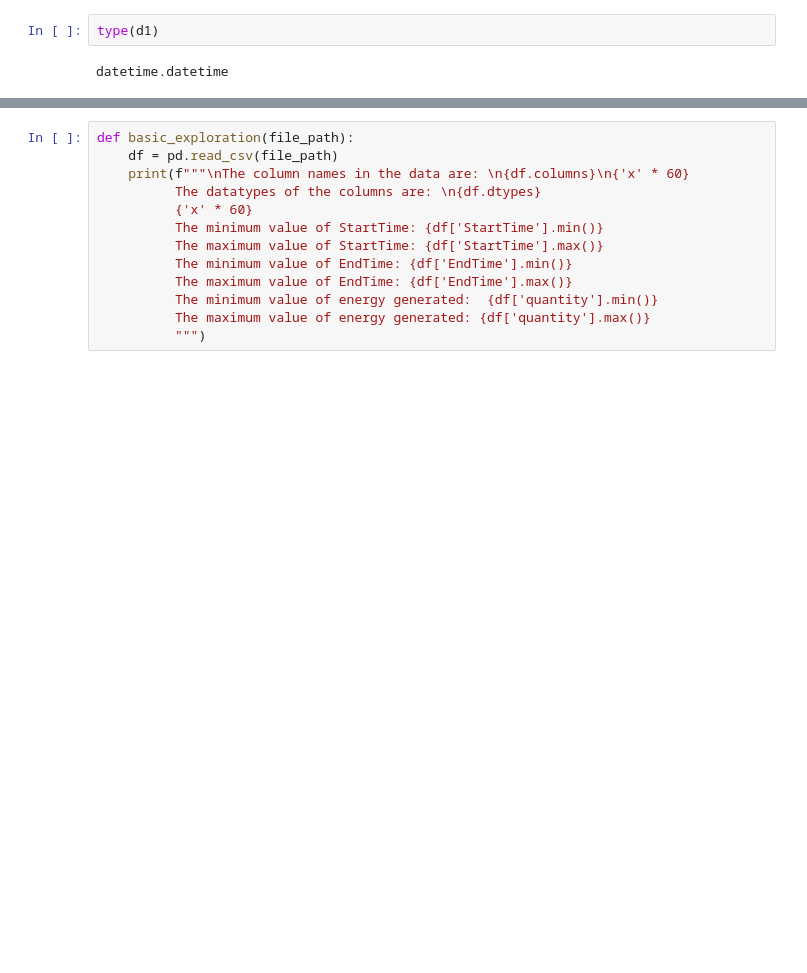
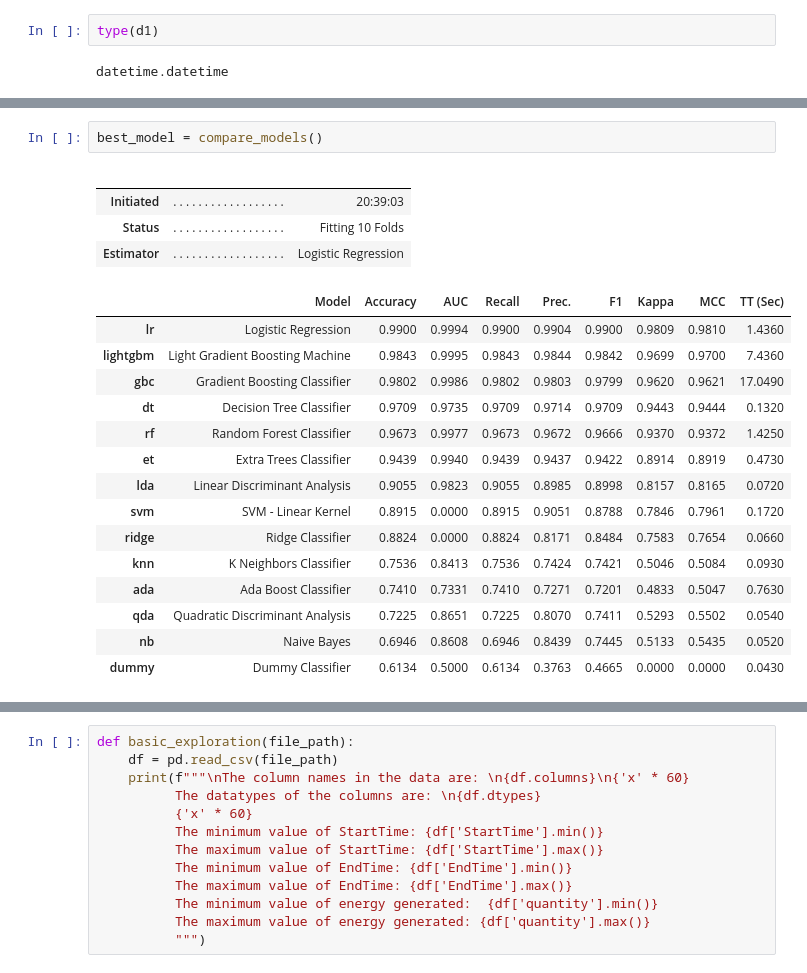
Before and after one commit to Ashish-Soni08/SE-Europe-Data_Challenge, a Jupyter notebook: EDA.ipynb, the cells around one changed output, grey strips where cells are left out. Drawn from its saved outputs; the diff is of its cells as text; blank space fills up the shorter version.

```diff
--- a/EDA.ipynb
+++ b/EDA.ipynb
@@ -431,0 +225,23 @@ resampled_df
+# %%
+best_model = compare_models()
+# %% [output]
+|  |  |  |
+|  |  |  |
+| Initiated | . . . . . . . . . . . . . . . . . . | 20:39:03 |
+| Status | . . . . . . . . . . . . . . . . . . | Fitting 10 Folds |
+| Estimator | . . . . . . . . . . . . . . . . . . | Logistic Regression |
+|  | Model | Accuracy | AUC | Recall | Prec. | F1 | Kappa | MCC | TT (Sec) |
+| lr | Logistic Regression | 0.9900 | 0.9994 | 0.9900 | 0.9904 | 0.9900 | 0.9809 | 0.9810 | 1.4360 |
+| lightgbm | Light Gradient Boosting Machine | 0.9843 | 0.9995 | 0.9843 | 0.9844 | 0.9842 | 0.9699 | 0.9700 | 7.4360 |
+| gbc | Gradient Boosting Classifier | 0.9802 | 0.9986 | 0.9802 | 0.9803 | 0.9799 | 0.9620 | 0.9621 | 17.0490 |
+| dt | Decision Tree Classifier | 0.9709 | 0.9735 | 0.9709 | 0.9714 | 0.9709 | 0.9443 | 0.9444 | 0.1320 |
+| rf | Random Forest Classifier | 0.9673 | 0.9977 | 0.9673 | 0.9672 | 0.9666 | 0.9370 | 0.9372 | 1.4250 |
+| et | Extra Trees Classifier | 0.9439 | 0.9940 | 0.9439 | 0.9437 | 0.9422 | 0.8914 | 0.8919 | 0.4730 |
+| lda | Linear Discriminant Analysis | 0.9055 | 0.9823 | 0.9055 | 0.8985 | 0.8998 | 0.8157 | 0.8165 | 0.0720 |
+| svm | SVM - Linear Kernel | 0.8915 | 0.0000 | 0.8915 | 0.9051 | 0.8788 | 0.7846 | 0.7961 | 0.1720 |
+| ridge | Ridge Classifier | 0.8824 | 0.0000 | 0.8824 | 0.8171 | 0.8484 | 0.7583 | 0.7654 | 0.0660 |
+| knn | K Neighbors Classifier | 0.7536 | 0.8413 | 0.7536 | 0.7424 | 0.7421 | 0.5046 | 0.5084 | 0.0930 |
+| ada | Ada Boost Classifier | 0.7410 | 0.7331 | 0.7410 | 0.7271 | 0.7201 | 0.4833 | 0.5047 | 0.7630 |
+| qda | Quadratic Discriminant Analysis | 0.7225 | 0.8651 | 0.7225 | 0.8070 | 0.7411 | 0.5293 | 0.5502 | 0.0540 |
+| nb | Naive Bayes | 0.6946 | 0.8608 | 0.6946 | 0.8439 | 0.7445 | 0.5133 | 0.5435 | 0.0520 |
+| dummy | Dummy Classifier | 0.6134 | 0.5000 | 0.6134 | 0.3763 | 0.4665 | 0.0000 | 0.0000 | 0.0430 |
```
Also changed, not shown: parts of 98 cells of this notebook.
